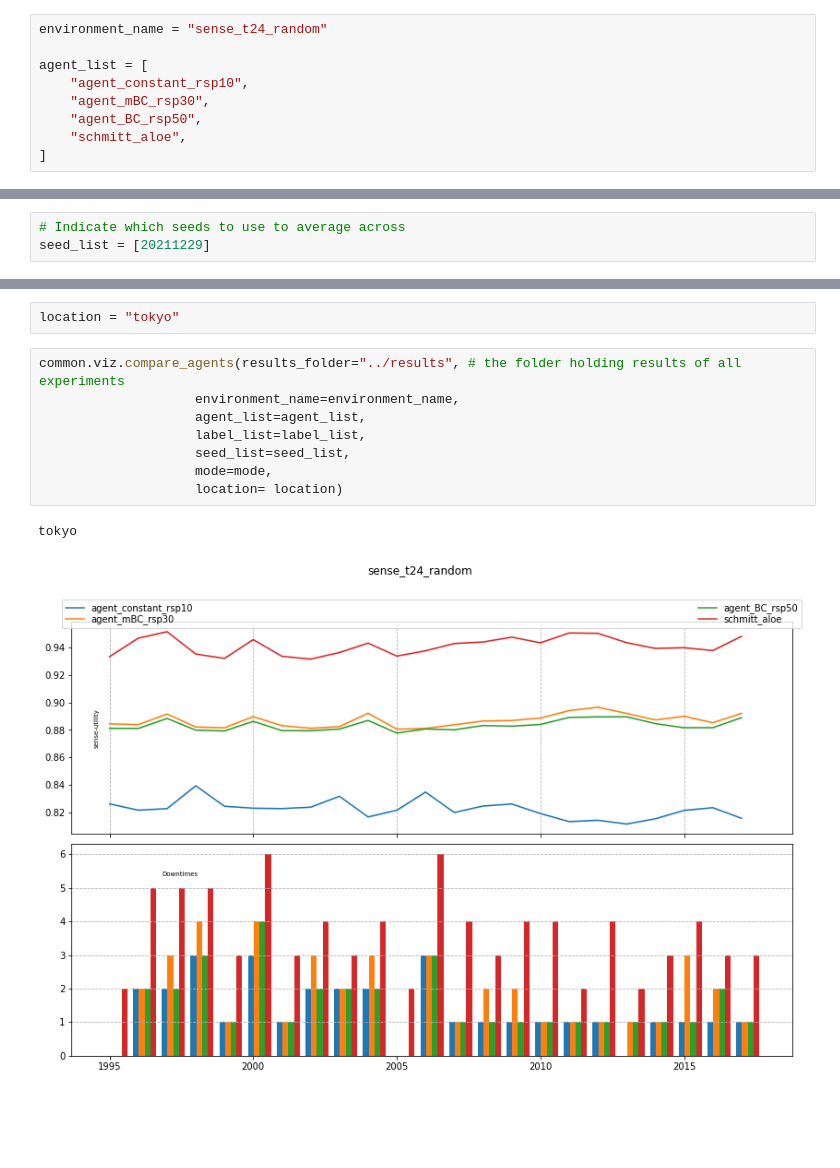
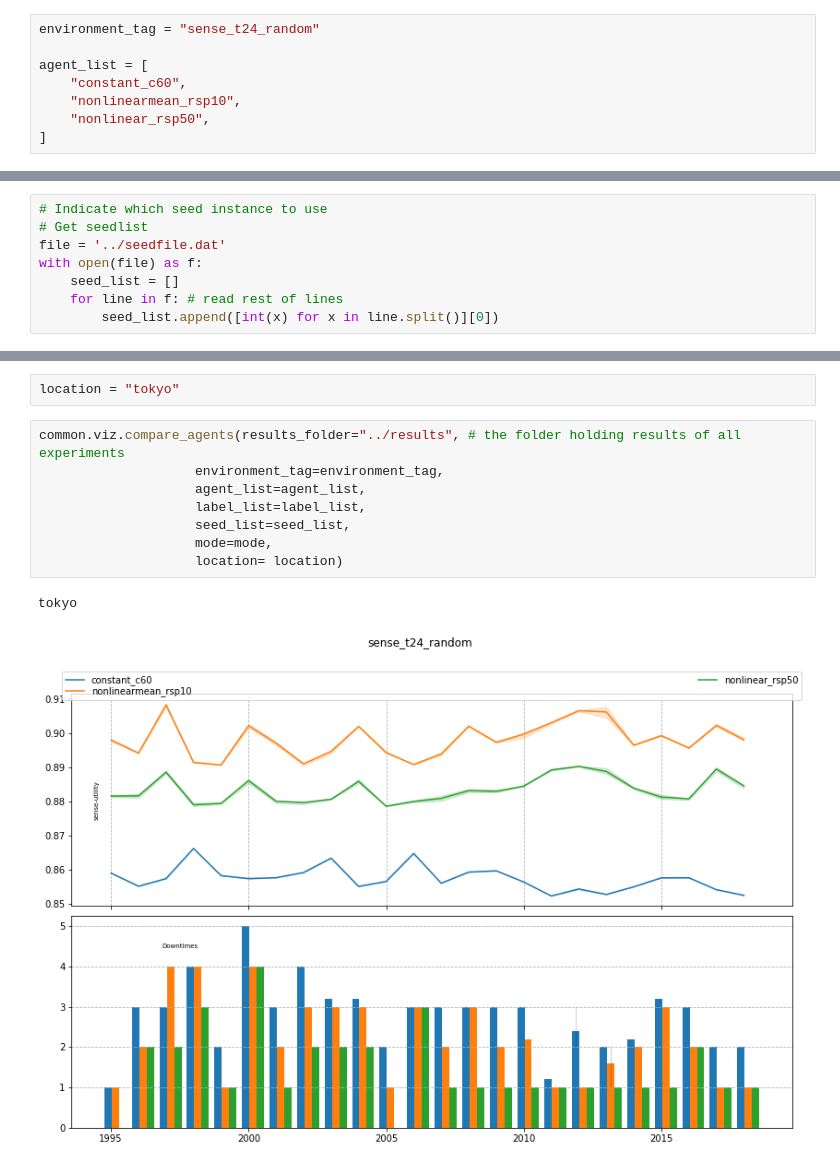
Before and after one commit to shaswot/morl_eno, a Jupyter notebook: viz_notebooks/viz_all_years-multiple_instance-compare.ipynb, the cells around one changed output, grey strips where cells are left out. Cells and saved outputs as stored; diff of their text form; blank space fills up the shorter version.

Commit message:
updated viz_all_years-multiple_instance-compare.ipynb and compare_agents()

```diff
--- a/viz_notebooks/viz_all_years-multiple_instance-compare.ipynb
+++ b/viz_notebooks/viz_all_years-multiple_instance-compare.ipynb
@@ -20,13 +20,12 @@ if module_path not in sys.path:
 
 import common.viz
 # %%
-environment_name = "sense_t24_random"
+environment_tag = "sense_t24_random"
 
 agent_list = [
-    "agent_constant_rsp10",
-    "agent_mBC_rsp30",
-    "agent_BC_rsp50",
-    "schmitt_aloe",
+    "constant_c60",
+    "nonlinearmean_rsp10",
+    "nonlinear_rsp50",
 ]
 # %%
 # Get experiment name
@@ -35,8 +34,13 @@ experiment_list = [environment_name+'-'+agent for agent in agent_list]
 # human readable names for experiments
 label_list = agent_list
 # %%
-# Indicate which seeds to use to average across
-seed_list = [20211229]
+# Indicate which seed instance to use
+# Get seedlist
+file = '../seedfile.dat'
+with open(file) as f:
+    seed_list = []
+    for line in f: # read rest of lines
+        seed_list.append([int(x) for x in line.split()][0])
 # %%
 # Set mode to train or test
 mode = "test"
@@ -47,12 +51,12 @@ test
 location = "tokyo"
 # %%
 common.viz.compare_agents(results_folder="../results", # the folder holding results of all experiments
-                    environment_name=environment_name,
+                    environment_tag=environment_tag,
                     agent_list=agent_list,
                     label_list=label_list,
                     seed_list=seed_list,
                     mode=mode,
                     location= location)
 # %% [output]
 tokyo
-[figure, old version]
+[figure, new version]
```
Also changed, not shown: parts of 1 cell of this notebook, 6 other files.
